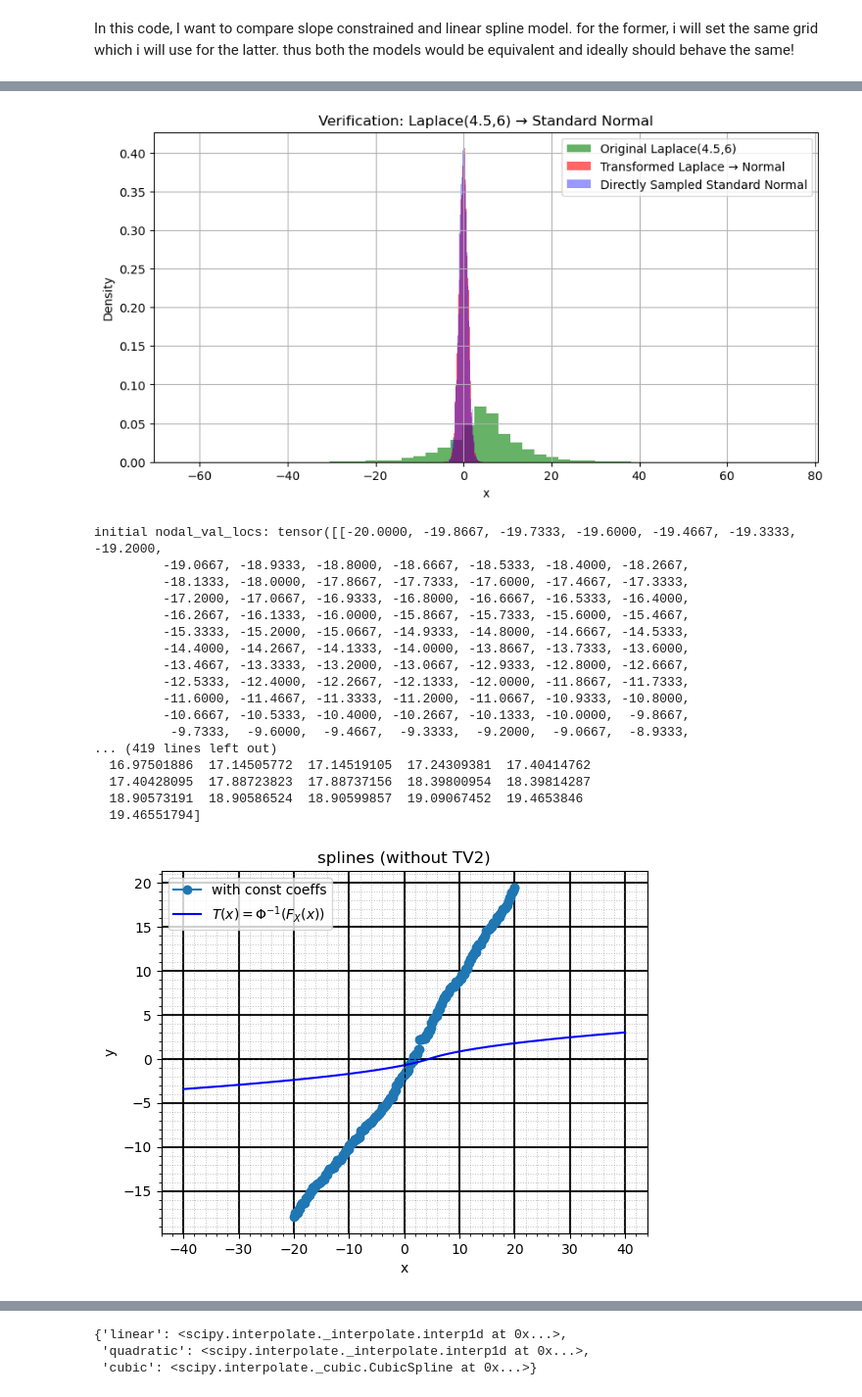
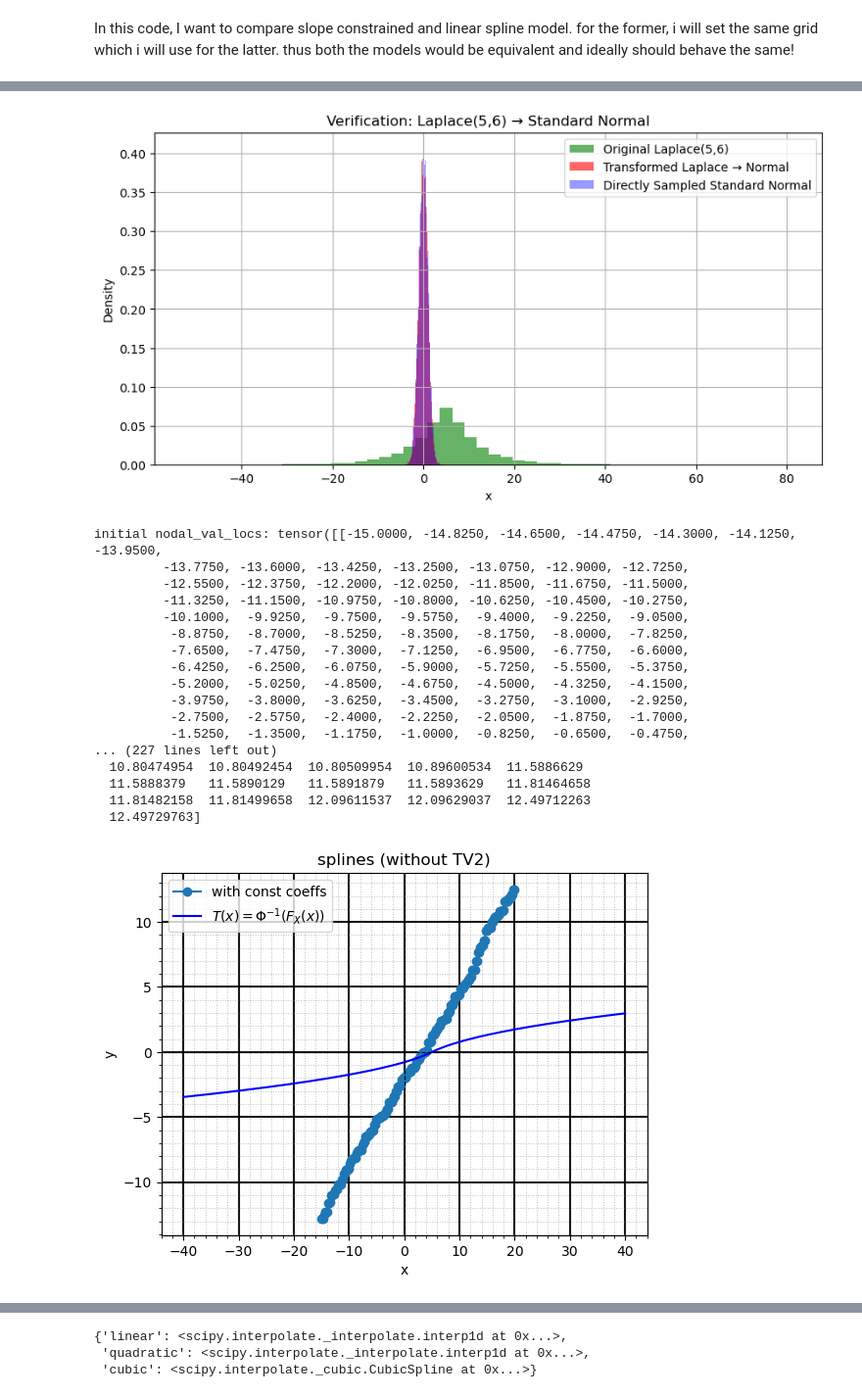
Before and after one commit to neelkanthrawat/Lipschitz_DSNN, a Jupyter notebook: with_TV2_regul.ipynb, the cells around one changed output, grey strips where cells are left out. Shown: that part at 98% size. Cells and saved outputs as stored; diff of their text form; code cells hidden in the pictures.

```diff
--- a/with_TV2_regul.ipynb
+++ b/with_TV2_regul.ipynb
@@ -132,9 +132,9 @@ def generate_laplace_data(mean, scale, total_samples, train_ratio=0.7, val_ratio
 # train_data, val_data, test_data = generate_gaussian_data(mean, std_dev, total_samples)
 
 # GENERATE LAPLACE DATA
-mean = 4.5
+mean = 5
 scale = 6
-total_samples = 10000
+total_samples = 30000
 # for each minibatch, new data
 #
 train_data, val_data, test_data = generate_laplace_data(mean, scale, total_samples)
@@ -213,7 +213,7 @@ plt.legend()
 plt.grid()
 plt.show()
 # %% [output]
-[figure, old version]
+[figure, new version]
 # %%
 from scipy.stats import norm
 
@@ -728,9 +728,9 @@ def generate_unequally_spaced_sorted_numbers(start_val, end_val, N):
 
     return scaled_values
 # %%
-SIZE=301;RANGE=20; START_VAL=-2; END_VAL=10
+SIZE=201;RANGE=20; START_VAL=-15; END_VAL=20
 #GRID_VALS= generate_unequally_spaced_sorted_numbers(start_val=START_VAL,end_val=END_VAL,N=SIZE)
-GRID_VALS,FN_INIT = transformation_laplace_to_std_normal(mu=mean, b=scale, x_range=(-RANGE,RANGE), num_points=SIZE)
+GRID_VALS,FN_INIT = transformation_laplace_to_std_normal(mu=mean, b=scale, x_range=(START_VAL,END_VAL), num_points=SIZE)
 noise = torch.randn_like(torch.tensor(FN_INIT)) * 2e-1
 model2 = LinearSplineSlopeConstrained(
                 mode='fc',
@@ -741,49 +741,49 @@ model2 = LinearSplineSlopeConstrained(
                 # grid_values=torch.tensor([-2.9132, -1.,  1.8,  2.1882,  2.9779]),
                 init="manual",#"maxmin",# what if I try relu activation function?
                 smin=0.001,
                 smax=10,
                 slope_constrained=1,
                 manual_init_fn_tensor=torch.tensor(FN_INIT)+noise
 )
 print("constrained coefficients are: ",model2.slope_constrained_coefficients_vect)
 print(f"slopes: constrained coeffs: {model2.slopes_tensor(for_projected_coeffs=1)}")
 # visualise the code space before the training
 input_tensor = torch.tensor(train_data)
 output_tensor2=model2(input_tensor)
 # plot_multiple_histogram([input_tensor.numpy(), output_tensor2.detach().numpy()
 #                         ],
 #                         labels_list=["data_space (x)","code_space(z)"])
 
 x2pos, y2pos = model2.nodal_val_loc_tensor.detach().numpy(), model2.slope_constrained_coefficients_vect.detach().numpy()
 print('grid vals and x2pos vals')
 print(GRID_VALS, x2pos)
 print('fn val and slope constrained fn val')
 print(FN_INIT, y2pos)
     # Add labels, title, and grid
     # plt.figure(figsize=(8,8))
 plt.figure()
 plot_with_annotations(x2pos[0][:], y2pos[:],
                     title="splines (without TV2)", xlabel="x", ylabel="y",
                     annotate=0, style='-o')
 plt.legend()
 plt.show()
 # %% [output]
-initial nodal_val_locs: tensor([[-20.0000, -19.8667, -19.7333, -19.6000, -19.4667, -19.3333, -19.2000,
-         -19.0667, -18.9333, -18.8000, -18.6667, -18.5333, -18.4000, -18.2667,
-         -18.1333, -18.0000, -17.8667, -17.7333, -17.6000, -17.4667, -17.3333,
-         -17.2000, -17.0667, -16.9333, -16.8000, -16.6667, -16.5333, -16.4000,
-         -16.2667, -16.1333, -16.0000, -15.8667, -15.7333, -15.6000, -15.4667,
-         -15.3333, -15.2000, -15.0667, -14.9333, -14.8000, -14.6667, -14.5333,
-         -14.4000, -14.2667, -14.1333, -14.0000, -13.8667, -13.7333, -13.6000,
-         -13.4667, -13.3333, -13.2000, -13.0667, -12.9333, -12.8000, -12.6667,
-         -12.5333, -12.4000, -12.2667, -12.1333, -12.0000, -11.8667, -11.7333,
-         -11.6000, -11.4667, -11.3333, -11.2000, -11.0667, -10.9333, -10.8000,
-         -10.6667, -10.5333, -10.4000, -10.2667, -10.1333, -10.0000,  -9.8667,
-          -9.7333,  -9.6000,  -9.4667,  -9.3333,  -9.2000,  -9.0667,  -8.9333,
-... (419 lines left out)
-  16.97501886  17.14505772  17.14519105  17.24309381  17.40414762
-  17.40428095  17.88723823  17.88737156  18.39800954  18.39814287
-  18.90573191  18.90586524  18.90599857  19.09067452  19.4653846
-  19.46551794]
+initial nodal_val_locs: tensor([[-15.0000, -14.8250, -14.6500, -14.4750, -14.3000, -14.1250, -13.9500,
+         -13.7750, -13.6000, -13.4250, -13.2500, -13.0750, -12.9000, -12.7250,
+         -12.5500, -12.3750, -12.2000, -12.0250, -11.8500, -11.6750, -11.5000,
+         -11.3250, -11.1500, -10.9750, -10.8000, -10.6250, -10.4500, -10.2750,
+         -10.1000,  -9.9250,  -9.7500,  -9.5750,  -9.4000,  -9.2250,  -9.0500,
+          -8.8750,  -8.7000,  -8.5250,  -8.3500,  -8.1750,  -8.0000,  -7.8250,
+          -7.6500,  -7.4750,  -7.3000,  -7.1250,  -6.9500,  -6.7750,  -6.6000,
+          -6.4250,  -6.2500,  -6.0750,  -5.9000,  -5.7250,  -5.5500,  -5.3750,
+          -5.2000,  -5.0250,  -4.8500,  -4.6750,  -4.5000,  -4.3250,  -4.1500,
+          -3.9750,  -3.8000,  -3.6250,  -3.4500,  -3.2750,  -3.1000,  -2.9250,
+          -2.7500,  -2.5750,  -2.4000,  -2.2250,  -2.0500,  -1.8750,  -1.7000,
+          -1.5250,  -1.3500,  -1.1750,  -1.0000,  -0.8250,  -0.6500,  -0.4750,
+... (227 lines left out)
+  10.80474954  10.80492454  10.80509954  10.89600534  11.5886629
+  11.5888379   11.5890129   11.5891879   11.5893629   11.81464658
+  11.81482158  11.81499658  12.09611537  12.09629037  12.49712263
+  12.49729763]
-[figure, old version]
+[figure, new version]
 # %%
```
Also changed, not shown: parts of 9 cells of this notebook.
